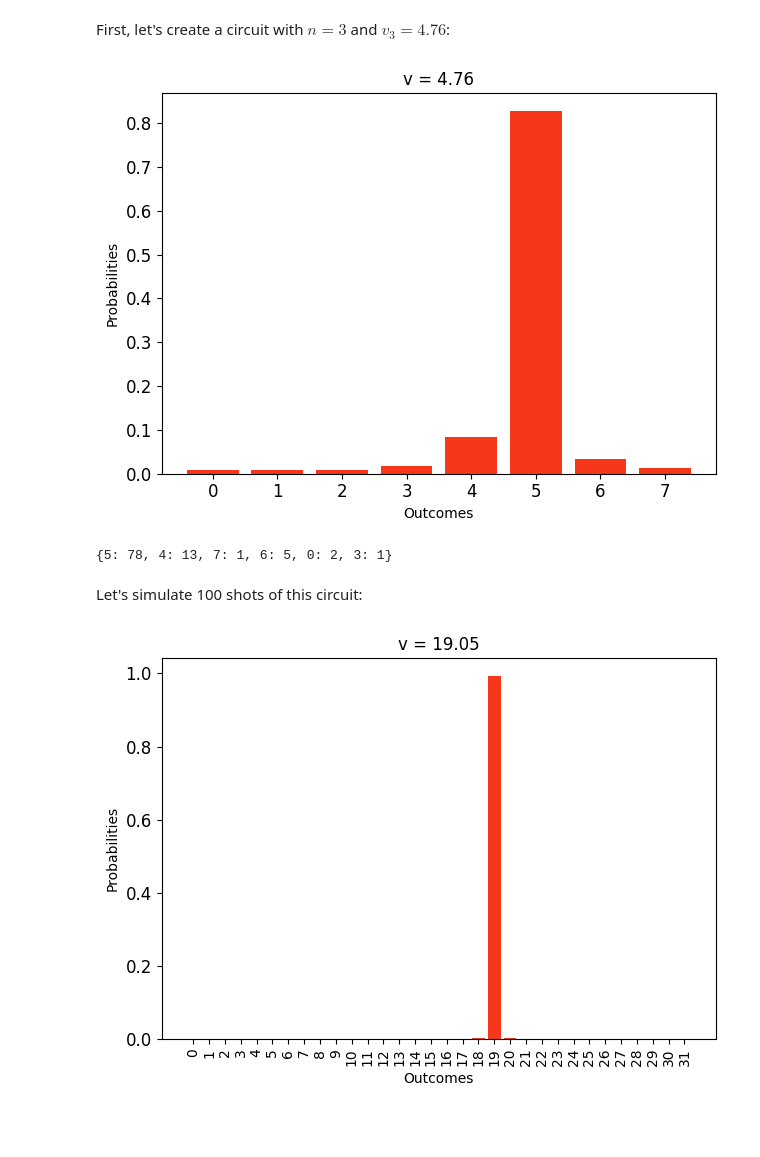
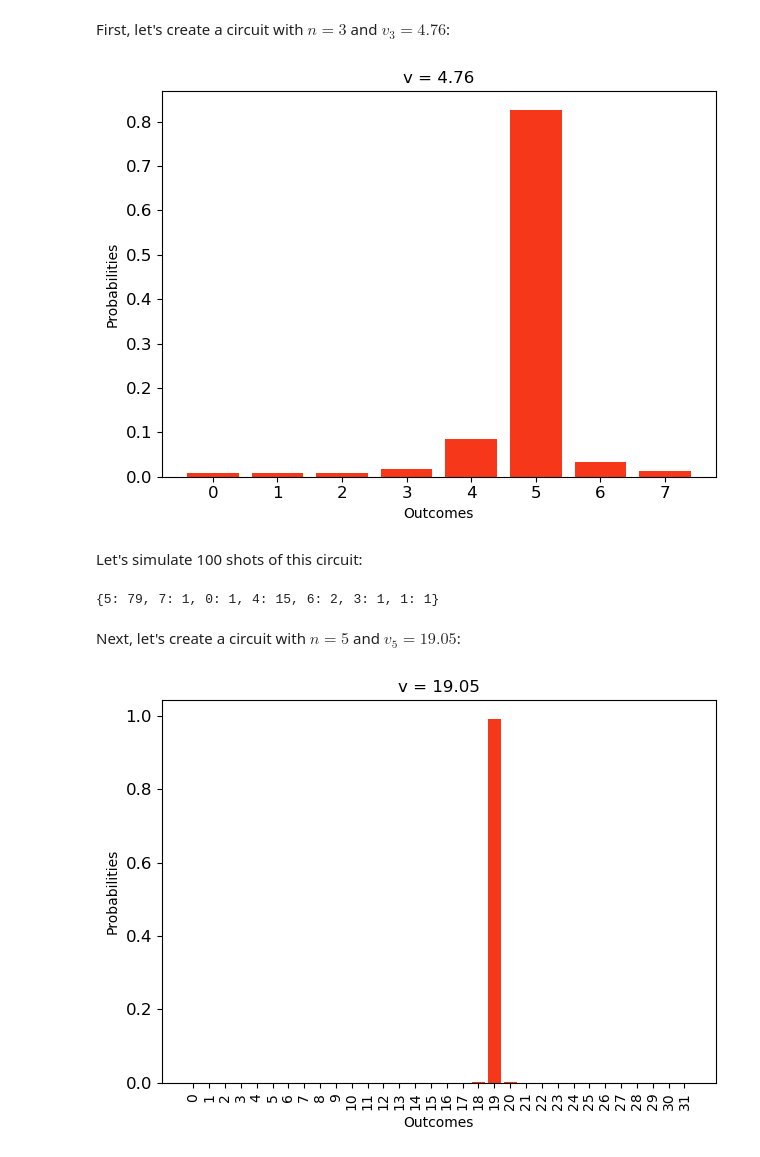
Before and after one commit to learnqc/code, a Jupyter notebook: src/ch09/ch09.ipynb, the cells around one changed output. Drawn from its saved outputs; the diff is of its cells as text; code cells hidden in the pictures; blank space fills up the shorter version.

```diff
--- a/src/ch09/ch09.ipynb
+++ b/src/ch09/ch09.ipynb
@@ -89,16 +85,18 @@ qc = encode_frequency(n, v)
+# %%
+qc = encode_frequency(3, 4.76)
 # %%
 from util import list_to_dict
 
 state = qc.run()
 probs = [abs(a)**2 for a in state]
-plot_bars(list_to_dict(probs, False), f'v = {v}', 'Outcomes', 'Probabilities')
+plot_bars(list_to_dict(probs, False), f'v = {4.76}', 'Outcomes', 'Probabilities')
 # %% [output]
-[figure, old version]
+[figure, new version]
+# %% [markdown]
+Let's simulate 100 shots of this circuit:
 # %%
 result = qc.measure(shots = 100)
 
 result['counts']
 # %% [output]
-{5: 78, 4: 13, 7: 1, 6: 5, 0: 2, 3: 1}
+{5: 79, 7: 1, 0: 1, 4: 15, 6: 2, 3: 1, 1: 1}
-# %% [markdown]
-Let's simulate 100 shots of this circuit:
@@ -108,0 +103,2 @@ qc = encode_frequency(n, v)
+# %% [markdown]
+Next, let's create a circuit with $n = 5$ and $v_5 = 19.05$:
```
Also changed, not shown: parts of 39 cells of this notebook, 16 other files.
